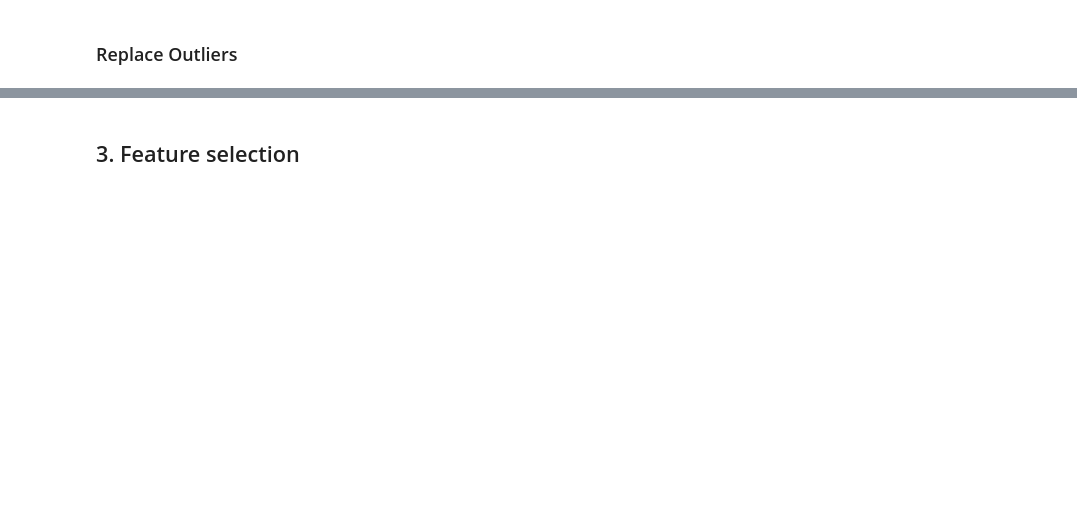
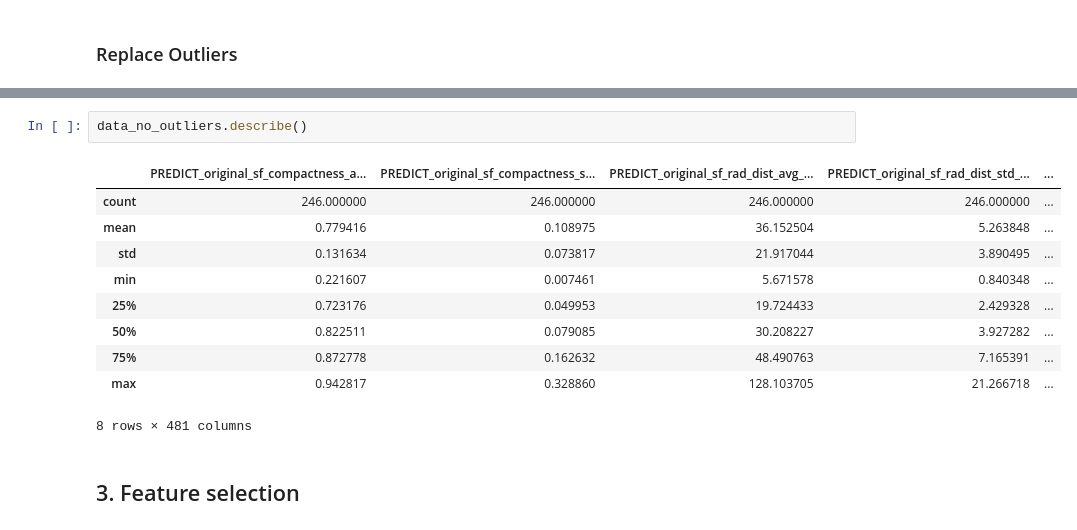
Before and after one commit to Roberto-TM/TM10007_ML_Project_group3, a Jupyter notebook: assignment.ipynb, the cells around one changed output, grey strips where cells are left out. Saved outputs shown, nothing was run; the diff lists cells and outputs as text; blank space fills up the shorter version.

```diff
--- a/assignment.ipynb
+++ b/assignment.ipynb
@@ -196,2 +224,15 @@ Number of outliers: 5011
+# %%
+data_no_outliers.describe()
+# %% [output]
+|  | PREDICT_original_sf_compactness_a... | PREDICT_original_sf_compactness_s... | PREDICT_original_sf_rad_dist_avg_... | PREDICT_original_sf_rad_dist_std_... | ... |
+| count | 246.000000 | 246.000000 | 246.000000 | 246.000000 | ... |
+| mean | 0.779416 | 0.108975 | 36.152504 | 5.263848 | ... |
+| std | 0.131634 | 0.073817 | 21.917044 | 3.890495 | ... |
+| min | 0.221607 | 0.007461 | 5.671578 | 0.840348 | ... |
+| 25% | 0.723176 | 0.049953 | 19.724433 | 2.429328 | ... |
+| 50% | 0.822511 | 0.079085 | 30.208227 | 3.927282 | ... |
+| 75% | 0.872778 | 0.162632 | 48.490763 | 7.165391 | ... |
+| max | 0.942817 | 0.328860 | 128.103705 | 21.266718 | ... |
+8 rows × 481 columns
 # %% [markdown]
 ## 3. Feature selection
```
Also changed, not shown: parts of 12 cells of this notebook.
